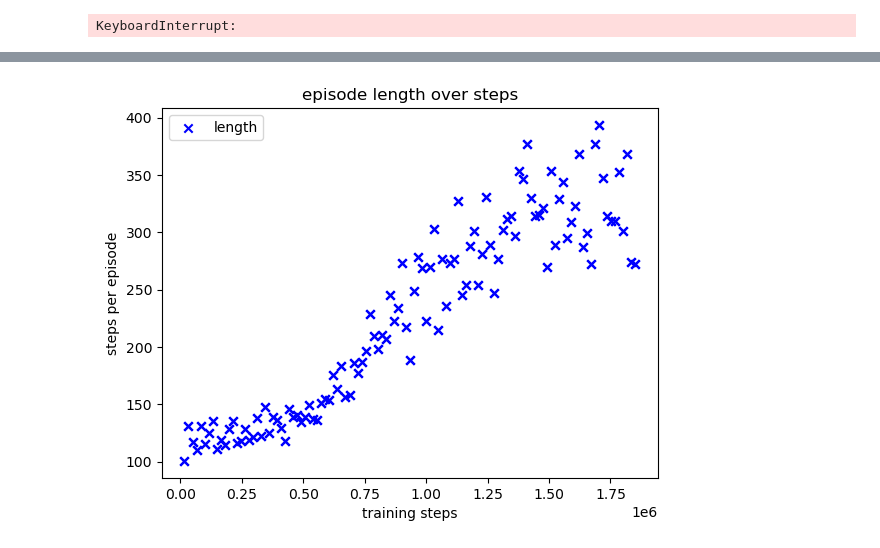
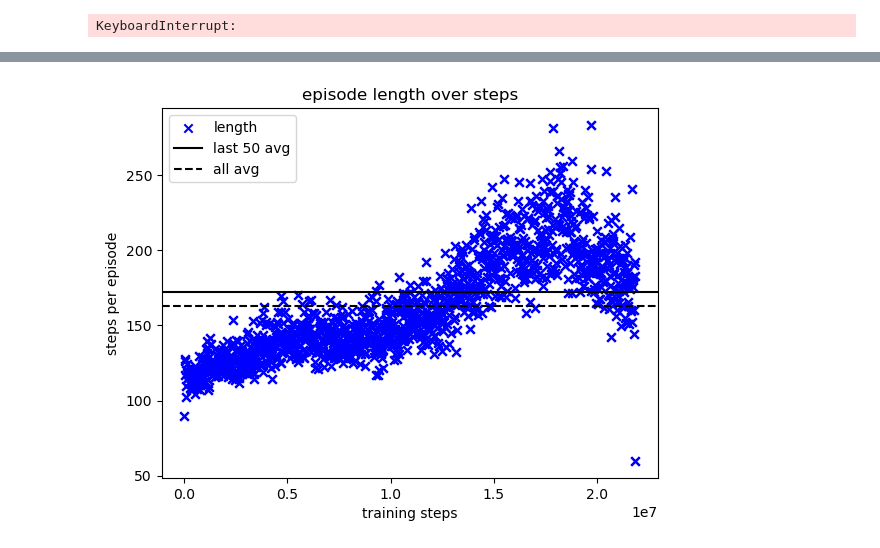
Before and after one commit to MichaelEinhorn/FederatedRL, a Jupyter notebook: procgenVector.ipynb, the cells around one changed output, grey strips where cells are left out. Saved outputs shown, nothing was run; the diff lists cells and outputs as text; code cells hidden in the pictures.

Commit message:
training

```diff
--- a/procgenVector.ipynb
+++ b/procgenVector.ipynb
@@ -13,7 +13,7 @@ ppo = None
 env= None
 envKW = {}
 
-modelPath = "models/"
+modelPath = "/storage/home/hcoda1/2/meinhorn6/scratch/RL/models"
 def loadAll(fname, loadEnv=True):
     model.load_state_dict(torch.load(modelPath + fname + "/model.pth"))
     player.load_state_dict(torch.load(modelPath + fname + "/player.pth"))
@@ -190,0 +185,20 @@ trainEpisodeStats = torch.load(modelname + "/trainEpisodeStats.pth")
+# %%
+import matplotlib.pyplot as plt
+import os
+import numpy as np
+
+
+filesC = os.listdir(modelPath)
+modelName = "impalaVectorV1"
+n = 8
+k = 1
+t = 0
+prefix = f"{modelName}-t{t}-k{k}-n{n}"
+filesC = [f for f in filesC if prefix in f]
+filesC = [f for f in filesC if "4-16" in f]
+
+modelname = modelPath + "/" + filesC[0]
+print(modelname)
+
+all_stats = torch.load(modelname + "/stats.pth")
+trainEpisodeStats = torch.load(modelname + "/trainEpisodeStats.pth")
@@ -215,10 +237,15 @@ print(trainEpisodeStats[2000])
 # %%
 # graph all episode lengths and episode rewards over steps
+LastE = 50
 plt.scatter([s["steps"] for s in all_stats], [s["game/episodeLength"][0] for s in all_stats], label="length", color="blue", marker="x")
+# horizontal line of mean of last 100
+plt.axhline(np.mean([s["game/episodeLength"] for s in all_stats][-LastE:]), color="black", linestyle="-", label=f"last {LastE} avg")
+# horizontal line of mean of all
+plt.axhline(np.mean([s["game/episodeLength"] for s in all_stats]), color="black", linestyle="--", label="all avg")
 plt.xlabel("training steps")
 plt.ylabel("steps per episode")
 plt.legend()
 plt.title("episode length over steps")
 plt.show()
 # %% [output]
-[figure, old version]
+[figure, new version]
```
Also changed, not shown: parts of 8 cells of this notebook, 4 other files.
